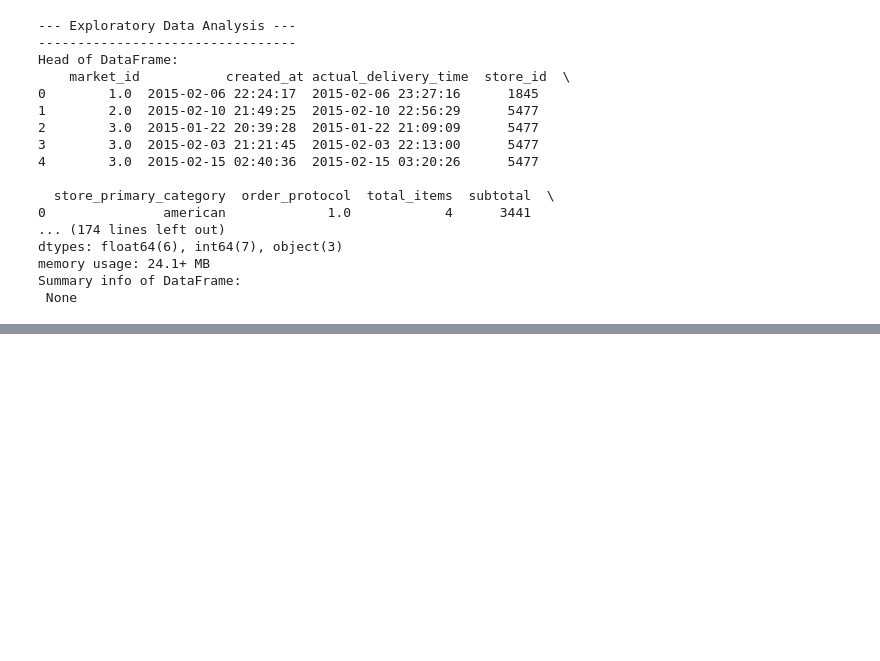
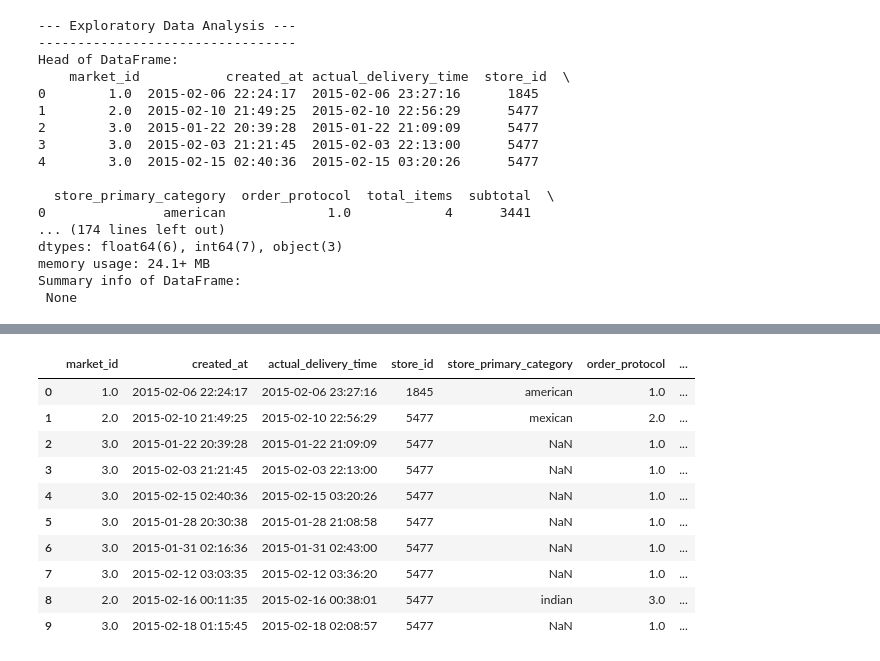
Before and after one commit to MeetPatel89/delivery_pred, a Jupyter notebook: notebooks/explore-0.0.1.ipynb, the cells around one changed output, grey strips where cells are left out. Saved outputs shown, nothing was run; the diff lists cells and outputs as text; code cells hidden in the pictures; blank space fills up the shorter version.

```diff
--- a/notebooks/explore-0.0.1.ipynb
+++ b/notebooks/explore-0.0.1.ipynb
@@ -48,3 +48,11 @@ dtypes: float64(6), int64(7), object(3)
 memory usage: 24.1+ MB
 Summary info of DataFrame:
  None
+# %%
+# Convert 'created_at' to datetime format
+df["created_at"] = pd.to_datetime(df["created_at"])
+df["actual_delivery_time"] = pd.to_datetime(df["actual_delivery_time"])
+
+# Generate actual deliver time (in seconds) for each order
+df["actual_total_delivery_duration"] = (df["actual_delivery_time"] - df["created_at"]).dt.total_seconds()
+df.head()
@@ -50,0 +77,47 @@ Summary info of DataFrame:
+# %%
+# Extract time-based features
+df["order_hour"] = df["created_at"].dt.hour
+df["order_dayofweek"] = df["created_at"].dt.dayofweek  # Monday=0, Sunday=6
+df["order_month"] = df["created_at"].dt.month
+# %%
+# Categorize time of day
+df["time_of_day"] = pd.cut(
+    df["order_hour"],
+    bins=[0, 6, 12, 18, 24],
+    labels=["Late Night", "Morning", "Afternoon", "Evening"],
+    right=False
+)
+
+# Peak hour indicator (assumed peak hours: 11AM-2PM and 6PM-9PM)
+df["is_peak_hour"] = df["order_hour"].isin([11, 12, 13, 18, 19, 20]).astype(int)
+
+# Travel time features
+df["estimated_non_prep_duration"] = df["estimated_order_place_duration"] + df["estimated_store_to_consumer_driving_duration"]
+
+# Dasher workload features
+df["store_busy_factor"] = df["total_busy_dashers"] / df["total_onshift_dashers"]
+df["orders_per_dasher"] = df["total_outstanding_orders"] / df["total_onshift_dashers"]
+
+# Order complexity features
+df["avg_item_price"] = df["subtotal"] / df["total_items"]
+df["price_spread"] = df["max_item_price"] - df["min_item_price"]
+df["unique_items_ratio"] = df["num_distinct_items"] / df["total_items"]
+df["is_complex_order"] = ((df["unique_items_ratio"] > 0.5) & (df["total_items"] > 5)).astype(int)
+
+# Market and store historical trends (proxy for past trends)
+df["market_median_delivery_time"] = df.groupby("market_id")["actual_total_delivery_duration"].transform("median")
+df["store_median_delivery_time"] = df.groupby("store_id")["actual_total_delivery_duration"].transform("median")
+# %%
+df.head(10)
+# %% [output]
+|  | market_id | created_at | actual_delivery_time | store_id | store_primary_category | order_protocol | ... |
+| 0 | 1.0 | 2015-02-06 22:24:17 | 2015-02-06 23:27:16 | 1845 | american | 1.0 | ... |
+| 1 | 2.0 | 2015-02-10 21:49:25 | 2015-02-10 22:56:29 | 5477 | mexican | 2.0 | ... |
+| 2 | 3.0 | 2015-01-22 20:39:28 | 2015-01-22 21:09:09 | 5477 | NaN | 1.0 | ... |
+| 3 | 3.0 | 2015-02-03 21:21:45 | 2015-02-03 22:13:00 | 5477 | NaN | 1.0 | ... |
+| 4 | 3.0 | 2015-02-15 02:40:36 | 2015-02-15 03:20:26 | 5477 | NaN | 1.0 | ... |
+| 5 | 3.0 | 2015-01-28 20:30:38 | 2015-01-28 21:08:58 | 5477 | NaN | 1.0 | ... |
+| 6 | 3.0 | 2015-01-31 02:16:36 | 2015-01-31 02:43:00 | 5477 | NaN | 1.0 | ... |
+| 7 | 3.0 | 2015-02-12 03:03:35 | 2015-02-12 03:36:20 | 5477 | NaN | 1.0 | ... |
+| 8 | 2.0 | 2015-02-16 00:11:35 | 2015-02-16 00:38:01 | 5477 | indian | 3.0 | ... |
+| 9 | 3.0 | 2015-02-18 01:15:45 | 2015-02-18 02:08:57 | 5477 | NaN | 1.0 | ... |
```
Also changed, not shown: parts of 3 cells of this notebook.
